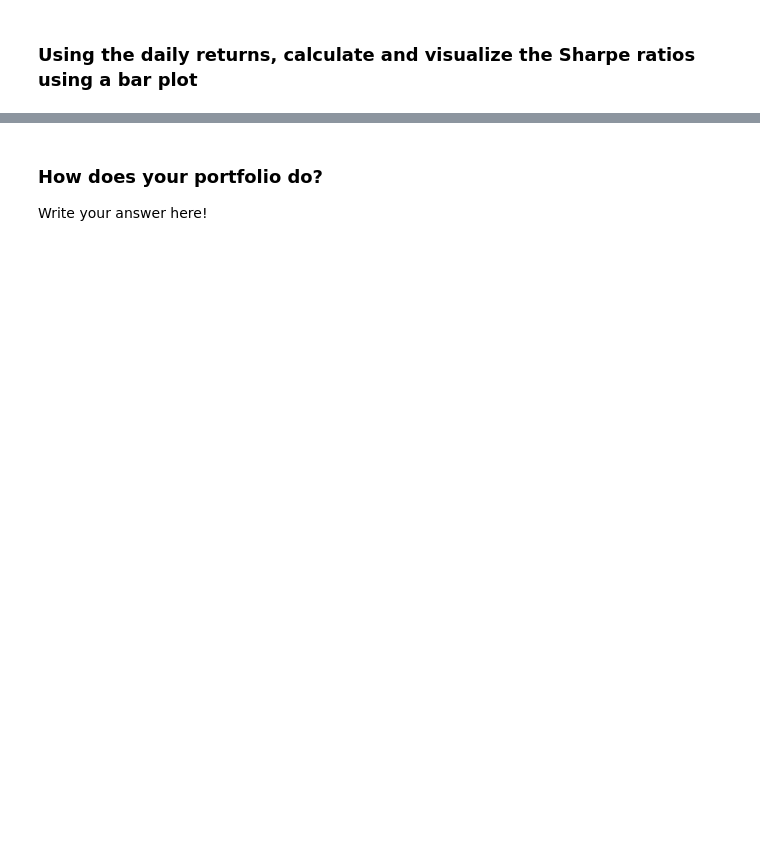
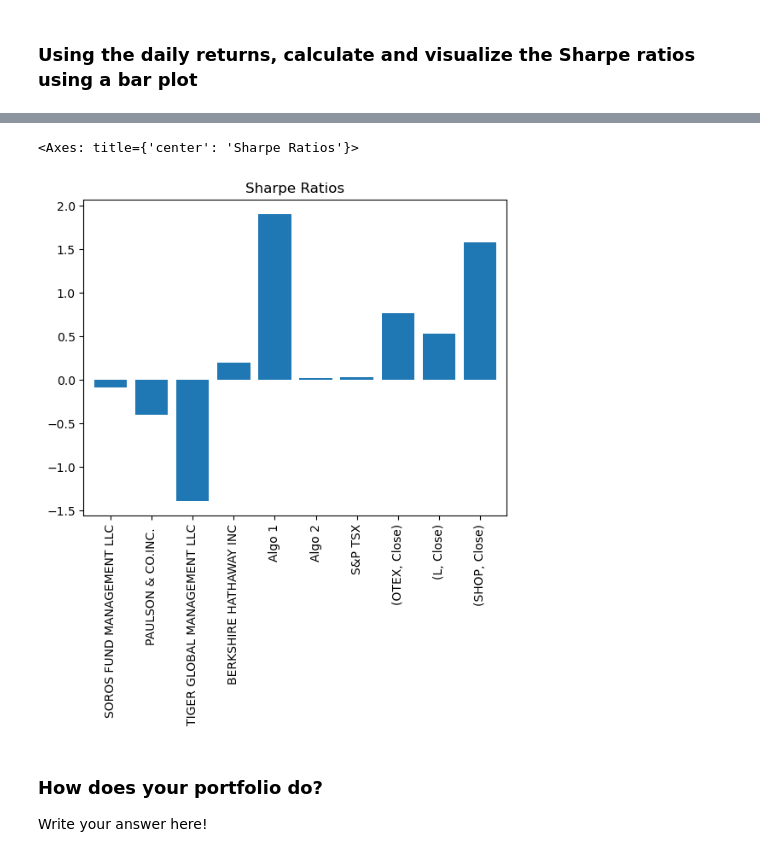
Before and after one commit to sophiepearldgn/Module-4, a Jupyter notebook: whale_analysis.ipynb, the cells around one changed output, grey strips where cells are left out. Saved outputs shown, nothing was run; the diff lists cells and outputs as text; code cells hidden in the pictures; blank space fills up the shorter version.

```diff
--- a/whale_analysis.ipynb
+++ b/whale_analysis.ipynb
@@ -1051,0 +1136,6 @@ whale_portfolio_returns.rolling(window=21).std().plot(figsize=(20,10), title="Wh
+# %%
+# Calculate Annualized Sharpe Ratios
+# Annualized Sharpe Ratios
+# sharpe ratios calculated without risk-free data
+sharpe_ratios2 = (new_df.mean() * 252) / (new_df.std() * np.sqrt(252))
+sharpe_ratios2
@@ -1052,5 +1154,9 @@ whale_portfolio_returns.rolling(window=21).std().plot(figsize=(20,10), title="Wh
 # %%
 # Visualize the sharpe ratios as a bar plot
+sharpe_ratios2.plot( width=0.8, kind="bar", title="Sharpe Ratios")
+# %% [output]
+<Axes: title={'center': 'Sharpe Ratios'}>
+[figure, added]
 # %% [markdown]
 ### How does your portfolio do?
 
```
Also changed, not shown: parts of 13 cells of this notebook.
